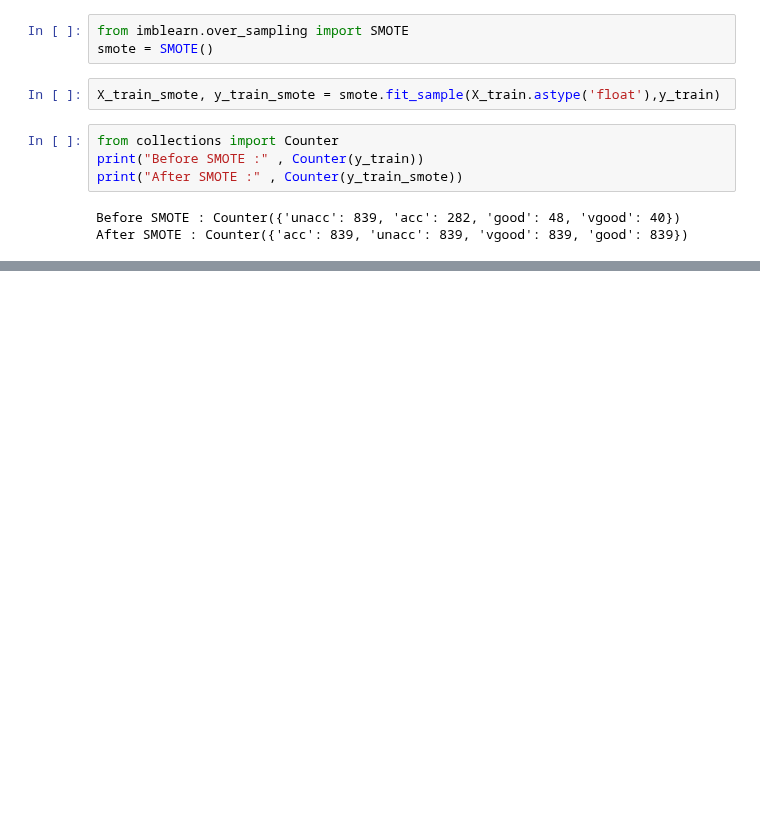
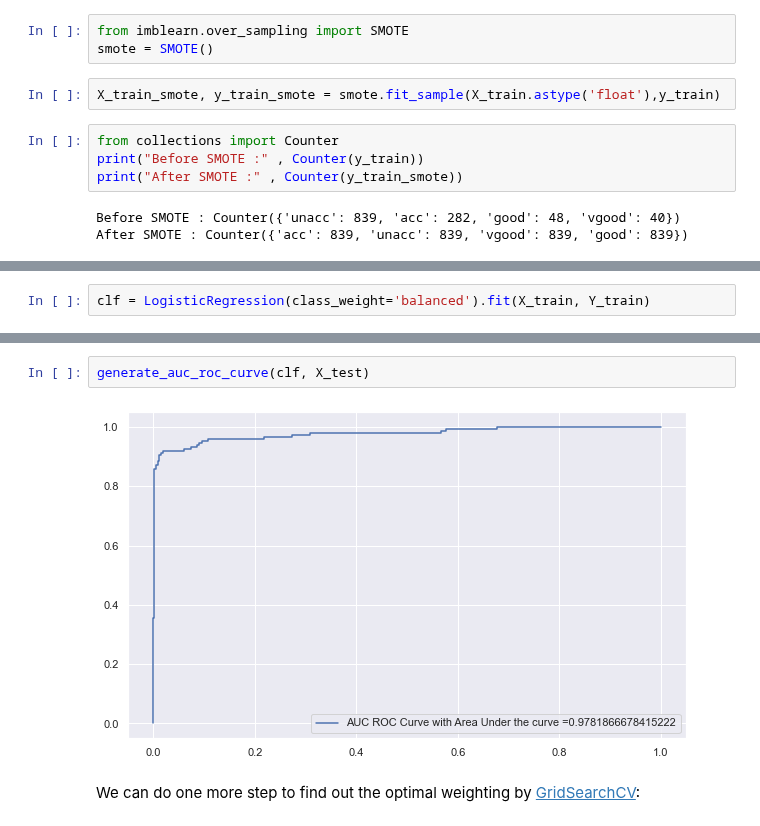
Before and after one commit to johnklee/ml_articles, a Jupyter notebook: others/imbalance_data_by_smote/use_smote_to_handle_imbalanced_data_car_eval.ipynb, the cells around one changed output, grey strips where cells are left out. Drawn from its saved outputs; the diff is of its cells as text; blank space fills up the shorter version.

```diff
--- a/others/imbalance_data_by_smote/use_smote_to_handle_imbalanced_data_car_eval.ipynb
+++ b/others/imbalance_data_by_smote/use_smote_to_handle_imbalanced_data_car_eval.ipynb
@@ -180,0 +318,2 @@ From below result, we learned that SMOTE can help our model to perform better th
+# %%
+clf = LogisticRegression(class_weight='balanced').fit(X_train, Y_train)
@@ -180,0 +345,6 @@ From below result, we learned that SMOTE can help our model to perform better th
+# %%
+generate_auc_roc_curve(clf, X_test)
+# %% [output]
+[figure, added]
+# %% [markdown]
+We can do one more step to find out the optimal weighting by [GridSearchCV](https://scikit-learn.org/stable/modules/generated/sklearn.model_selection.GridSearchCV.html):
```
Also changed, not shown: parts of 73 cells of this notebook.
